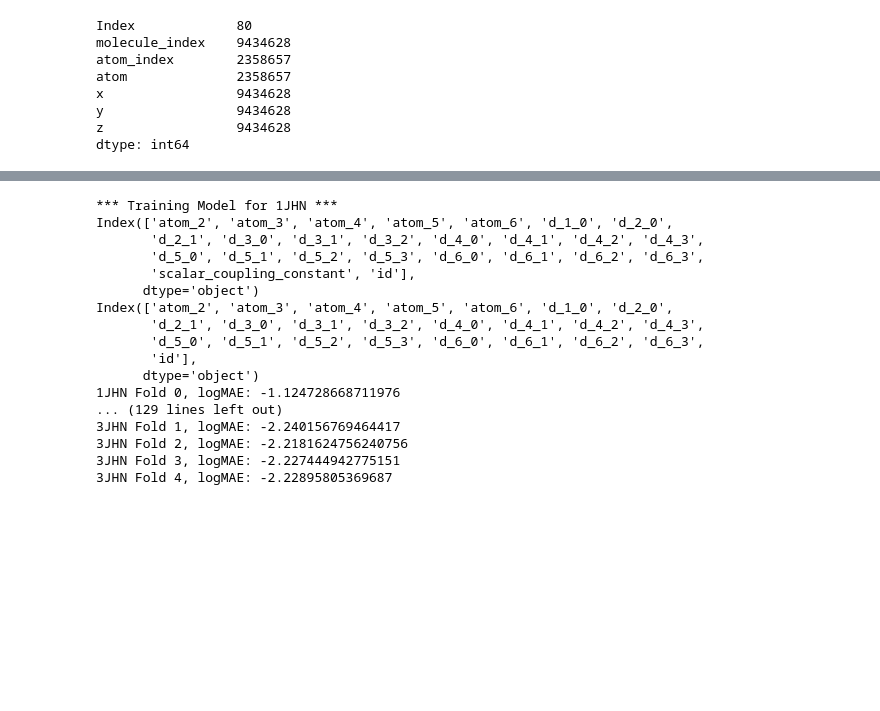
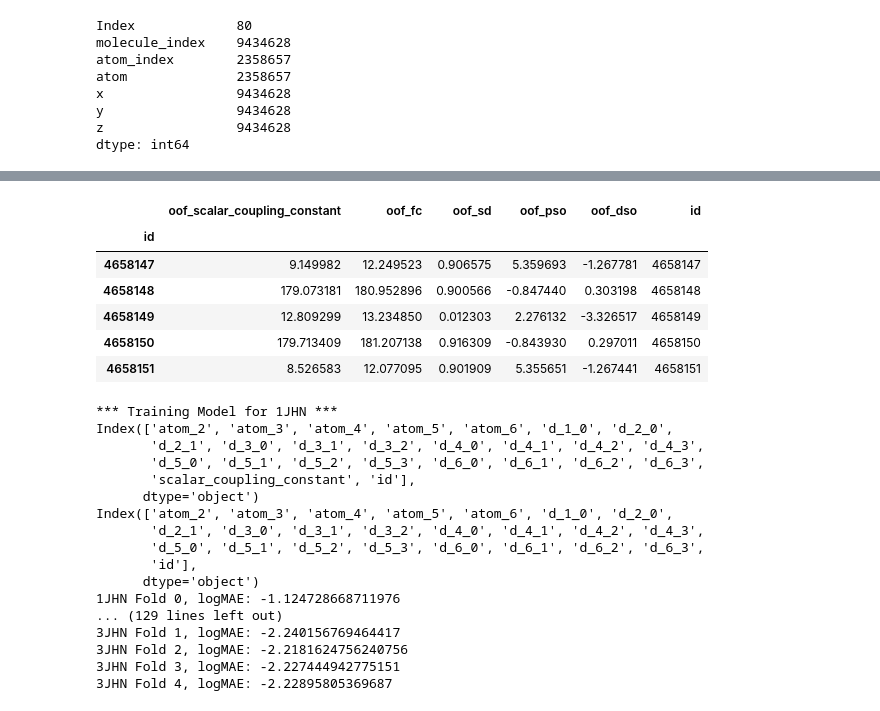
Before and after one commit to arhow/MolecularProperties, a Jupyter notebook: molecularproperties/extract_features/distance-is-all-you-need-lb-1-481.ipynb, the cells around one changed output, grey strips where cells are left out. Saved outputs shown, nothing was run; the diff lists cells and outputs as text; code cells hidden in the pictures; blank space fills up the shorter version.

```diff
--- a/molecularproperties/extract_features/distance-is-all-you-need-lb-1-481.ipynb
+++ b/molecularproperties/extract_features/distance-is-all-you-need-lb-1-481.ipynb
@@ -408,3 +600,13 @@ def build_x_y_data(some_csv, coupling_type, n_atoms, is_train=True, y_name='scal
 # oof.index = train_csv.index
 # %%
 # oof.loc[oof.index[[2,3]], 'value']=9
+# %%
+df_oof_test.head()
+# %% [output]
+|  | oof_scalar_coupling_constant | oof_fc | oof_sd | oof_pso | oof_dso | id |
+| id |  |  |  |  |  |  |
+| 4658147 | 9.149982 | 12.249523 | 0.906575 | 5.359693 | -1.267781 | 4658147 |
+| 4658148 | 179.073181 | 180.952896 | 0.900566 | -0.847440 | 0.303198 | 4658148 |
+| 4658149 | 12.809299 | 13.234850 | 0.012303 | 2.276132 | -3.326517 | 4658149 |
+| 4658150 | 179.713409 | 181.207138 | 0.916309 | -0.843930 | 0.297011 | 4658150 |
+| 4658151 | 8.526583 | 12.077095 | 0.901909 | 5.355651 | -1.267441 | 4658151 |
```
Also changed, not shown: parts of 66 cells of this notebook.
